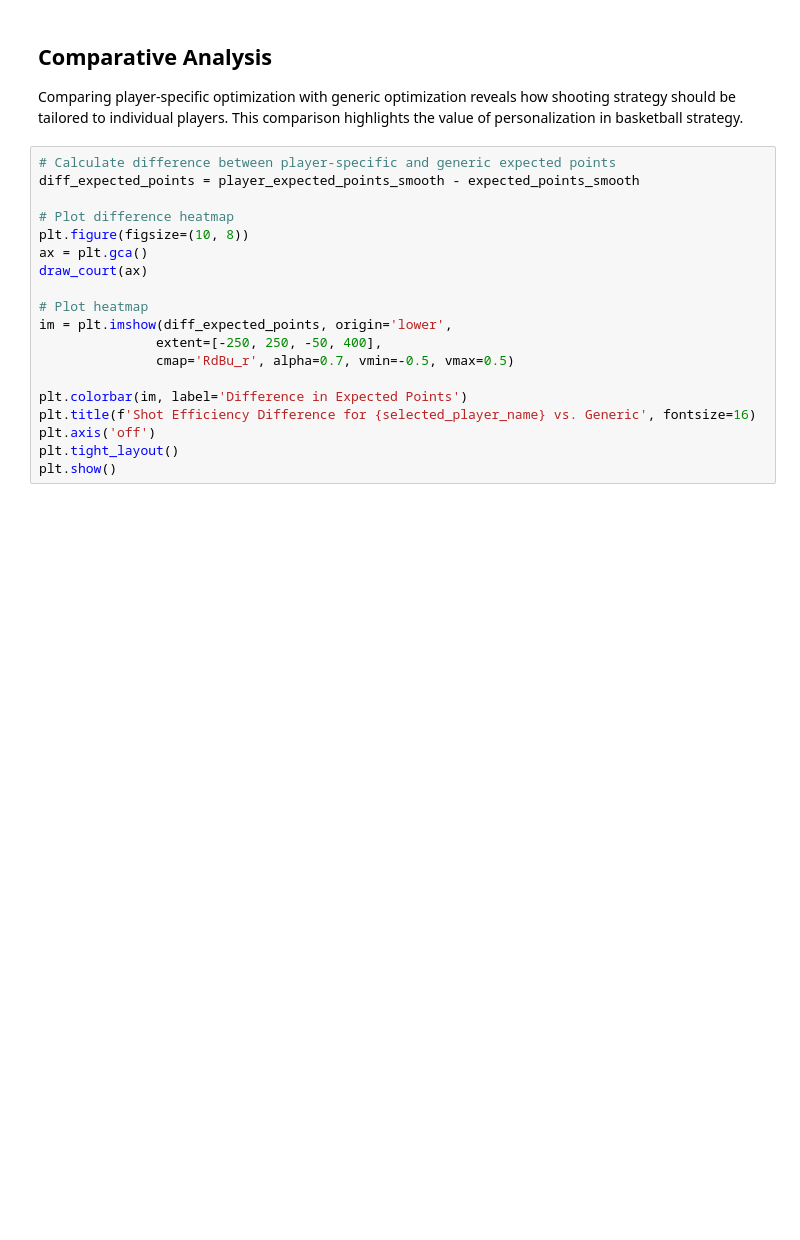
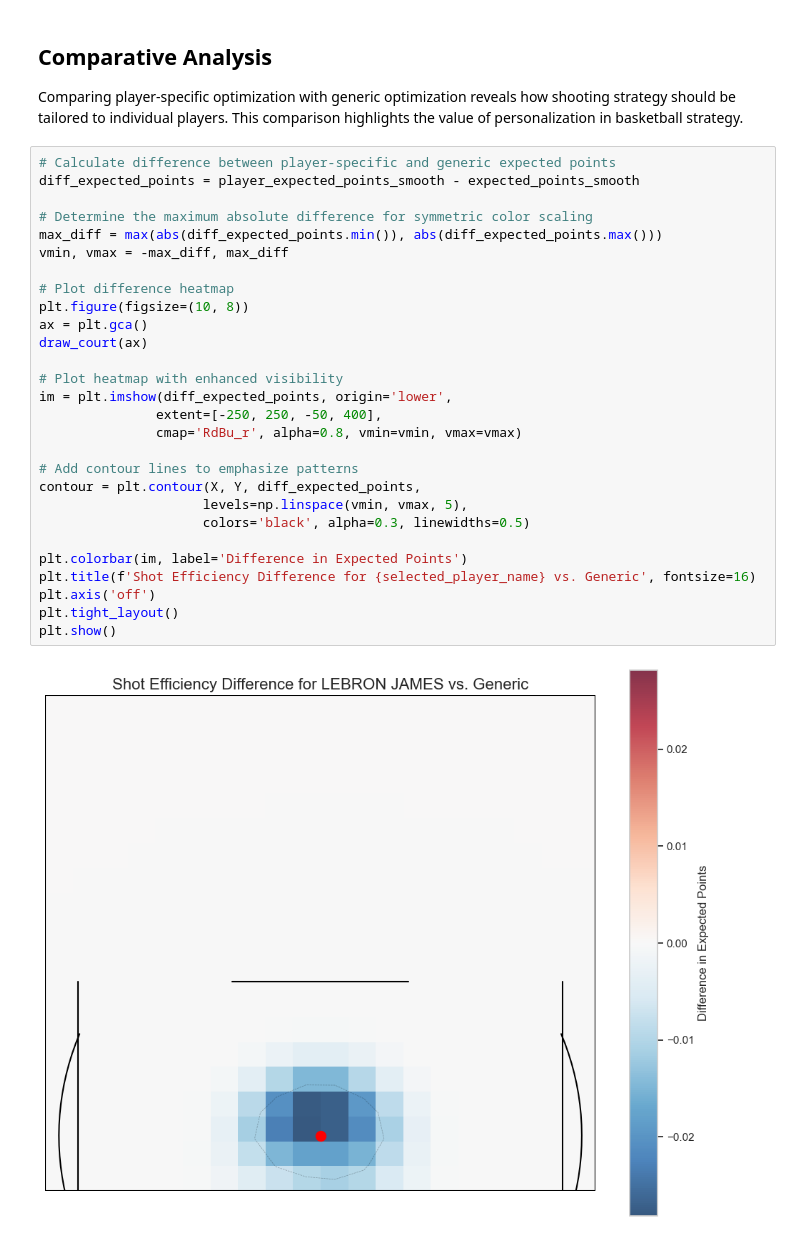
Before and after one commit to lukelittle/csca5642-final-project, a Jupyter notebook: new/11_shot_optimization.ipynb, the cells around one changed output. Cells and saved outputs as stored; diff of their text form; blank space fills up the shorter version.

```diff
--- a/new/11_shot_optimization.ipynb
+++ b/new/11_shot_optimization.ipynb
@@ -349,19 +459,30 @@ Comparing player-specific optimization with generic optimization reveals how sho
 # %%
 # Calculate difference between player-specific and generic expected points
 diff_expected_points = player_expected_points_smooth - expected_points_smooth
+
+# Determine the maximum absolute difference for symmetric color scaling
+max_diff = max(abs(diff_expected_points.min()), abs(diff_expected_points.max()))
+vmin, vmax = -max_diff, max_diff
 
 # Plot difference heatmap
 plt.figure(figsize=(10, 8))
 ax = plt.gca()
 draw_court(ax)
 
-# Plot heatmap
+# Plot heatmap with enhanced visibility
 im = plt.imshow(diff_expected_points, origin='lower',
                extent=[-250, 250, -50, 400],
-               cmap='RdBu_r', alpha=0.7, vmin=-0.5, vmax=0.5)
+               cmap='RdBu_r', alpha=0.8, vmin=vmin, vmax=vmax)
+
+# Add contour lines to emphasize patterns
+contour = plt.contour(X, Y, diff_expected_points,
+                     levels=np.linspace(vmin, vmax, 5),
+                     colors='black', alpha=0.3, linewidths=0.5)
 
 plt.colorbar(im, label='Difference in Expected Points')
 plt.title(f'Shot Efficiency Difference for {selected_player_name} vs. Generic', fontsize=16)
 plt.axis('off')
 plt.tight_layout()
 plt.show()
+# %% [output]
+[figure, added]
```
Also changed, not shown: parts of 12 cells of this notebook, 1 other file.
